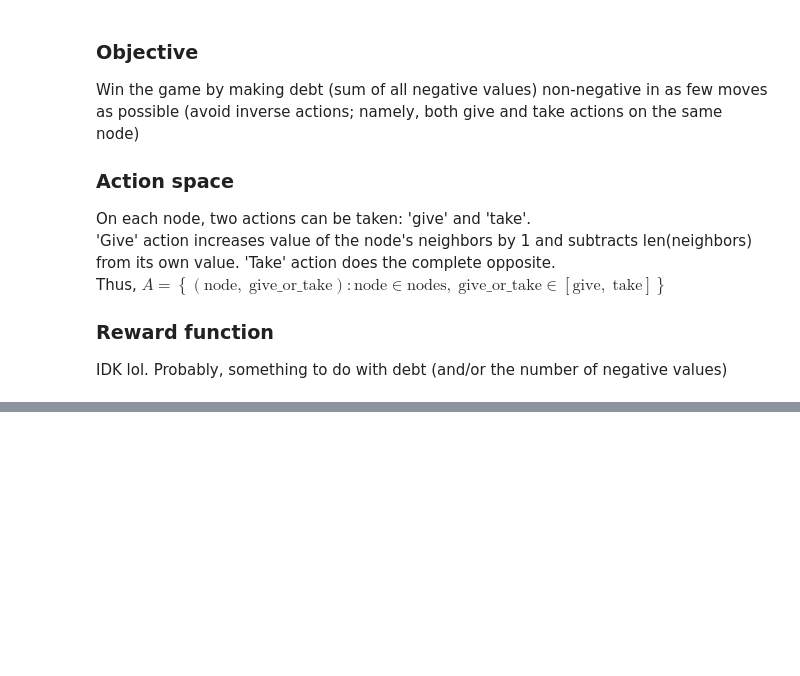
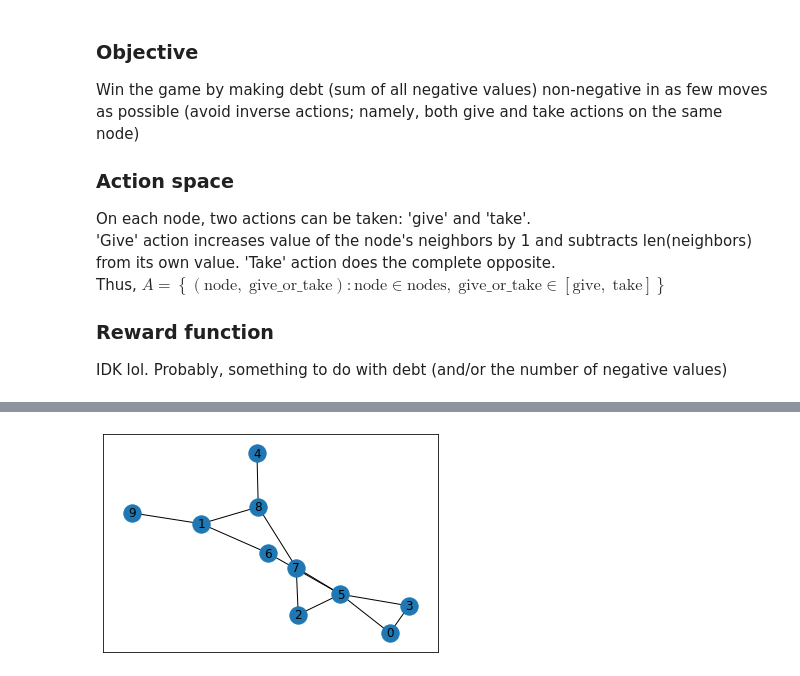
Before and after one commit to rayannott/dollargame, a Jupyter notebook: dollar_game_RL.ipynb, the cells around one changed output, grey strips where cells are left out. Cells and saved outputs as stored; diff of their text form; code cells hidden in the pictures; blank space fills up the shorter version.

```diff
--- a/dollar_game_RL.ipynb
+++ b/dollar_game_RL.ipynb
@@ -148,0 +61,35 @@ for game_num, row in df6.iterrows():
+# %%
+def random_connected_graph(n):
+    done = False
+    while not done:
+        G = nx.binomial_graph(n, 0.25)
+        done = nx.is_connected(G)
+    return G
+# %%
+def random_list_of_values(n, bank=0):
+    # generate a list of n integers totalling to bank
+    a = np.random.randint(0, 5, n)
+    return a
+# %%
+def generate_game(number_of_nodes: int, bank_minus_genus=0) -> DGGraph:
+    '''
+    This function creates a graph representing a playable game (i.e. bank>=genus)
+    '''
+    G = random_connected_graph(number_of_nodes)
+    posit = nx.planar_layout(G)
+    genus = G.number_of_edges() - G.number_of_nodes() + 1
+    values = random_list_of_values(number_of_nodes)
+    dt_string = datetime.now().strftime("%d/%m/%Y %H:%M:%S")
+
+    DG = DGGraph(info={'date_created': dt_string})
+    for n in range(number_of_nodes):
+        DG.add_node(n, val=values[n], pos=posit[n])
+    for e in G.edges():
+        DG.add_edge(*e)
+    return DG
+# %%
+G_rand = generate_game(10)
+# %%
+nx.draw_networkx(G_rand)
+# %% [output]
+[figure, added]
```
Also changed, not shown: parts of 22 cells of this notebook, 8 other files.
